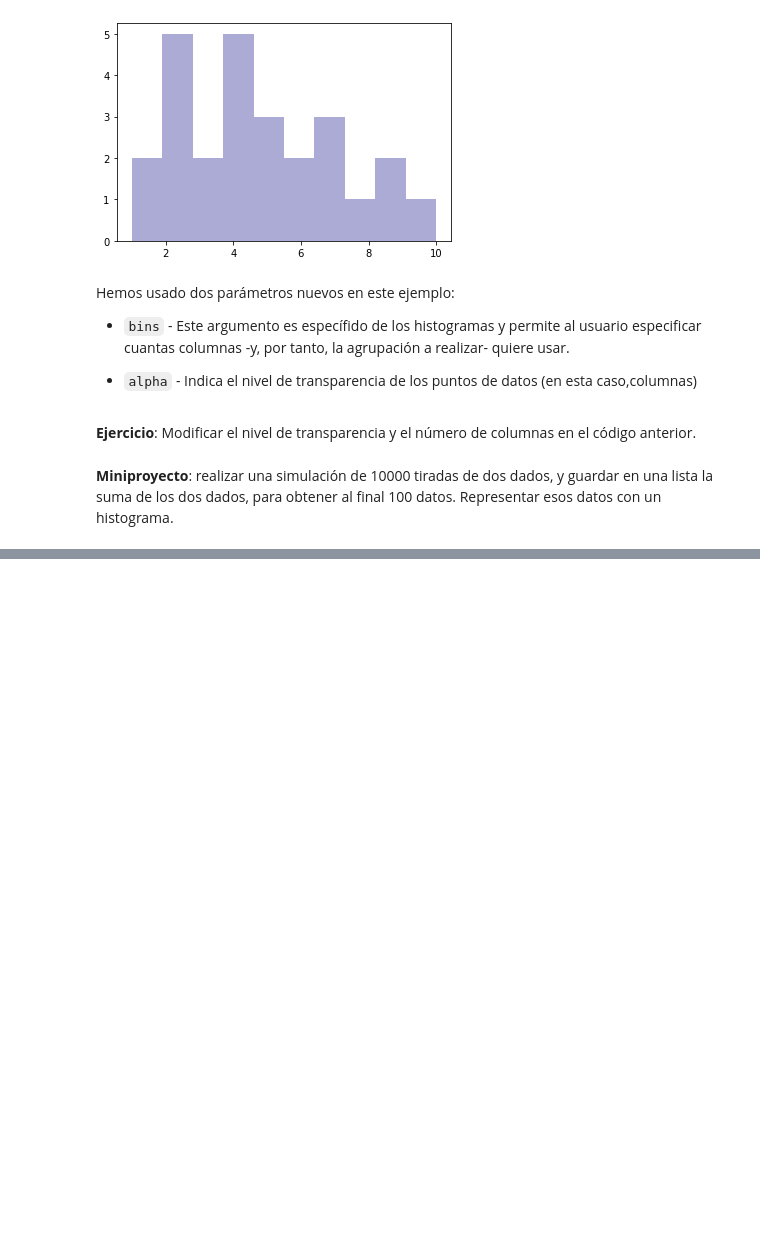
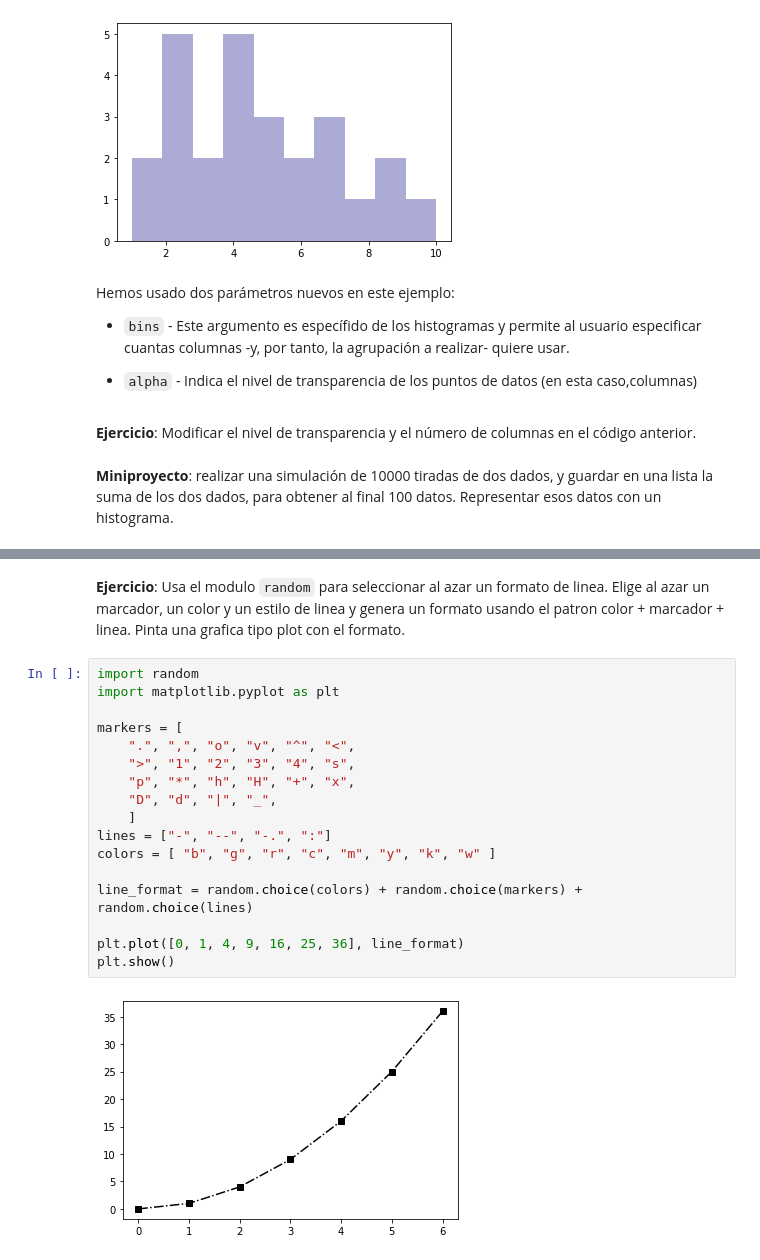
Before and after one commit to pythoncanarias/eoi, a Jupyter notebook: 05-libs/external/matplotlib/matplotlib.ipynb, the cells around one changed output, grey strips where cells are left out. Drawn from its saved outputs; the diff is of its cells as text; blank space fills up the shorter version.

```diff
--- a/05-libs/external/matplotlib/matplotlib.ipynb
+++ b/05-libs/external/matplotlib/matplotlib.ipynb
@@ -152,0 +244,21 @@ plt.show()
+# %% [markdown]
+**Ejercicio**: Usa el modulo `random` para seleccionar al azar un formato de linea. Elige al azar un marcador, un color y un estilo de linea y genera un formato usando el patron color + marcador + linea. Pinta una grafica tipo plot con el formato.
+# %%
+import random
+import matplotlib.pyplot as plt
+
+markers = [
+    ".", ",", "o", "v", "^", "<",
+    ">", "1", "2", "3", "4", "s",
+    "p", "*", "h", "H", "+", "x",
+    "D", "d", "|", "_",
+    ]
+lines = ["-", "--", "-.", ":"]
+colors = [ "b", "g", "r", "c", "m", "y", "k", "w" ]
+
+line_format = random.choice(colors) + random.choice(markers) + random.choice(lines)
+
+plt.plot([0, 1, 4, 9, 16, 25, 36], line_format)
+plt.show()
+# %% [output]
+[figure, added]
```
Also changed, not shown: parts of 25 cells of this notebook, 13 other files.
